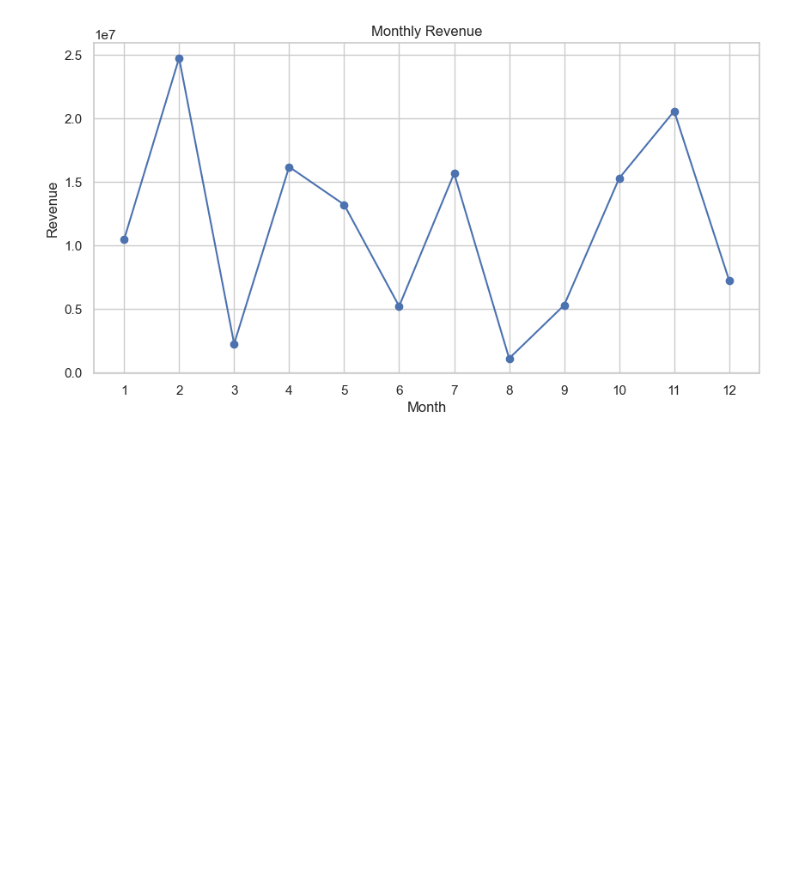
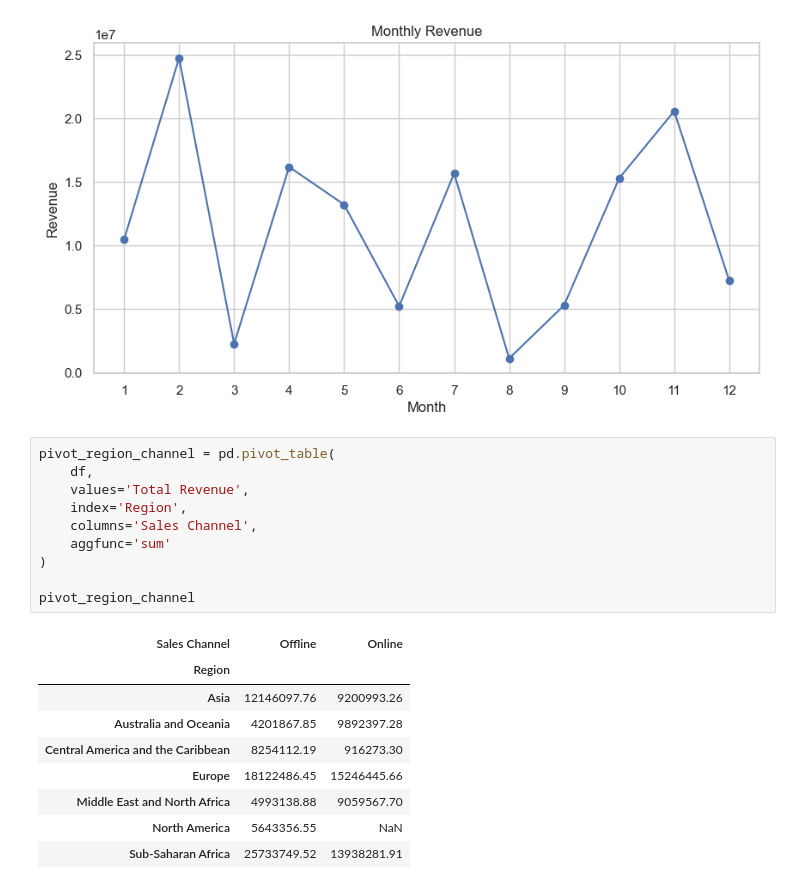
Before and after one commit to Ebin21/Amazon-Sales-Data-Analysis-using-python, a Jupyter notebook: Amazon-Sales.ipynb, the cells around one changed output. Saved outputs shown, nothing was run; the diff lists cells and outputs as text; blank space fills up the shorter version.

Commit message:
Push all commit Amazon Sales

```diff
--- a/Amazon-Sales.ipynb
+++ b/Amazon-Sales.ipynb
@@ -624,3 +624,23 @@ plt.xticks(range(1, 13))
 plt.show()
 # %% [output]
 [figure]
+# %%
+pivot_region_channel = pd.pivot_table(
+    df,
+    values='Total Revenue',
+    index='Region',
+    columns='Sales Channel',
+    aggfunc='sum'
+)
+
+pivot_region_channel
+# %% [output]
+| Sales Channel | Offline | Online |
+| Region |  |  |
+| Asia | 12146097.76 | 9200993.26 |
+| Australia and Oceania | 4201867.85 | 9892397.28 |
+| Central America and the Caribbean | 8254112.19 | 916273.30 |
+| Europe | 18122486.45 | 15246445.66 |
+| Middle East and North Africa | 4993138.88 | 9059567.70 |
+| North America | 5643356.55 | NaN |
+| Sub-Saharan Africa | 25733749.52 | 13938281.91 |
```
